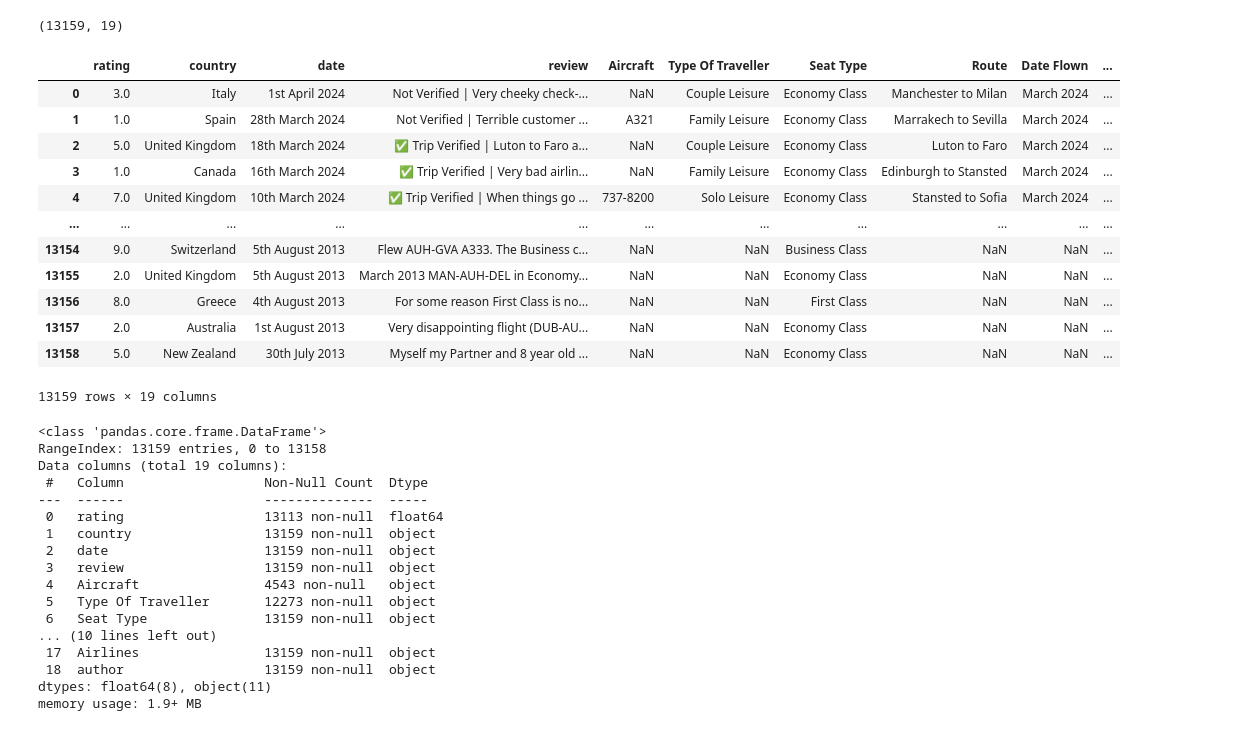
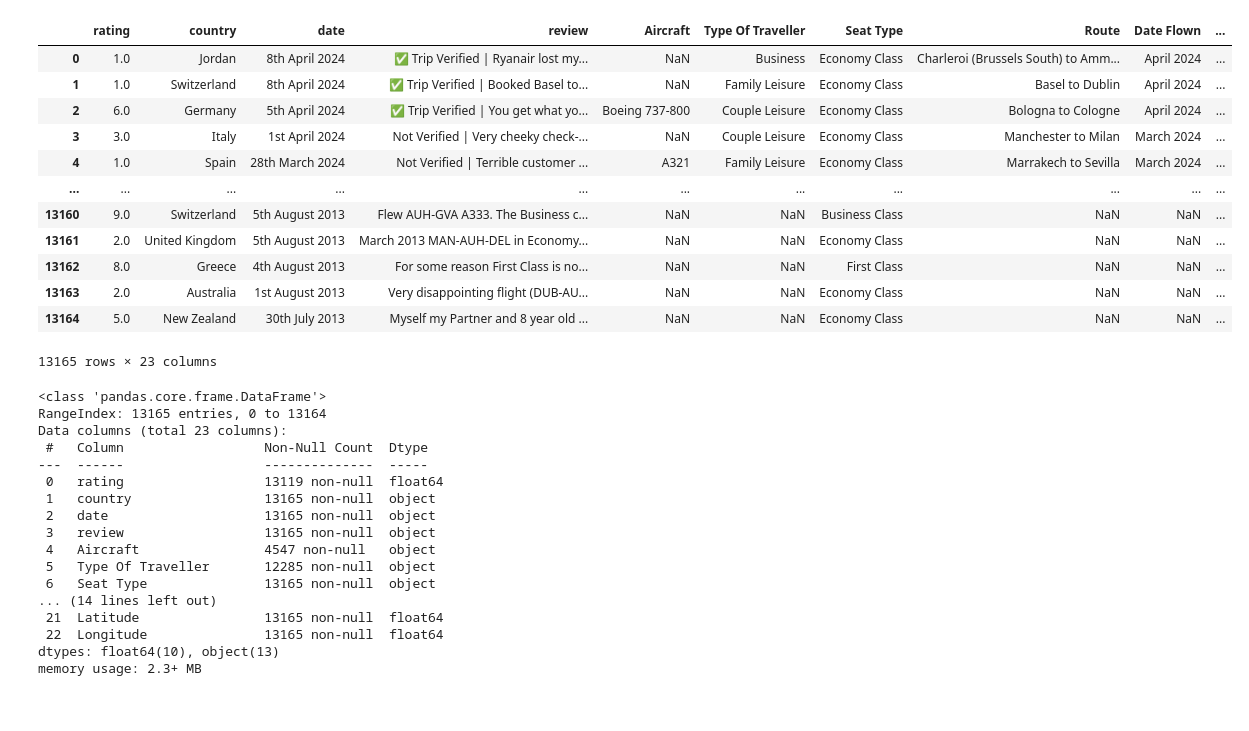
Before and after one commit to divya370/Airline-Sentiment-Analysis, a Jupyter notebook: Data_cleaning.ipynb, the cells around one changed output. Cells and saved outputs as stored; diff of their text form; code cells hidden in the pictures.

```diff
--- a/Data_cleaning.ipynb
+++ b/Data_cleaning.ipynb
@@ -15,39 +9,37 @@ Requirement already satisfied: six in /Users/manan/anaconda3/lib/python3.11/site
-# %%
-df = pd.read_csv('flights.csv')
-print(df.shape)
-df
-# %% [output]
-(13159, 19)
-|  | rating | country | date | review | Aircraft | Type Of Traveller | Seat Type | Route | Date Flown | ... |
-| 0 | 3.0 | Italy | 1st April 2024 | Not Verified | Very cheeky check-... | NaN | Couple Leisure | Economy Class | Manchester to Milan | March 2024 | ... |
-| 1 | 1.0 | Spain | 28th March 2024 | Not Verified | Terrible customer ... | A321 | Family Leisure | Economy Class | Marrakech to Sevilla | March 2024 | ... |
-| 2 | 5.0 | United Kingdom | 18th March 2024 | ✅ Trip Verified | Luton to Faro a... | NaN | Couple Leisure | Economy Class | Luton to Faro | March 2024 | ... |
-| 3 | 1.0 | Canada | 16th March 2024 | ✅ Trip Verified | Very bad airlin... | NaN | Family Leisure | Economy Class | Edinburgh to Stansted | March 2024 | ... |
-| 4 | 7.0 | United Kingdom | 10th March 2024 | ✅ Trip Verified | When things go ... | 737-8200 | Solo Leisure | Economy Class | Stansted to Sofia | March 2024 | ... |
-| ... | ... | ... | ... | ... | ... | ... | ... | ... | ... | ... |
-| 13154 | 9.0 | Switzerland | 5th August 2013 | Flew AUH-GVA A333. The Business c... | NaN | NaN | Business Class | NaN | NaN | ... |
-| 13155 | 2.0 | United Kingdom | 5th August 2013 | March 2013 MAN-AUH-DEL in Economy... | NaN | NaN | Economy Class | NaN | NaN | ... |
-| 13156 | 8.0 | Greece | 4th August 2013 | For some reason First Class is no... | NaN | NaN | First Class | NaN | NaN | ... |
-| 13157 | 2.0 | Australia | 1st August 2013 | Very disappointing flight (DUB-AU... | NaN | NaN | Economy Class | NaN | NaN | ... |
-| 13158 | 5.0 | New Zealand | 30th July 2013 | Myself my Partner and 8 year old ... | NaN | NaN | Economy Class | NaN | NaN | ... |
-13159 rows × 19 columns
+# %%
+df = pd.read_csv('enriched_data.csv')
+df
+# %% [output]
+|  | rating | country | date | review | Aircraft | Type Of Traveller | Seat Type | Route | Date Flown | ... |
+| 0 | 1.0 | Jordan | 8th April 2024 | ✅ Trip Verified | Ryanair lost my... | NaN | Business | Economy Class | Charleroi (Brussels South) to Amm... | April 2024 | ... |
+| 1 | 1.0 | Switzerland | 8th April 2024 | ✅ Trip Verified | Booked Basel to... | NaN | Family Leisure | Economy Class | Basel to Dublin | April 2024 | ... |
+| 2 | 6.0 | Germany | 5th April 2024 | ✅ Trip Verified | You get what yo... | Boeing 737-800 | Couple Leisure | Economy Class | Bologna to Cologne | April 2024 | ... |
+| 3 | 3.0 | Italy | 1st April 2024 | Not Verified | Very cheeky check-... | NaN | Couple Leisure | Economy Class | Manchester to Milan | March 2024 | ... |
+| 4 | 1.0 | Spain | 28th March 2024 | Not Verified | Terrible customer ... | A321 | Family Leisure | Economy Class | Marrakech to Sevilla | March 2024 | ... |
+| ... | ... | ... | ... | ... | ... | ... | ... | ... | ... | ... |
+| 13160 | 9.0 | Switzerland | 5th August 2013 | Flew AUH-GVA A333. The Business c... | NaN | NaN | Business Class | NaN | NaN | ... |
+| 13161 | 2.0 | United Kingdom | 5th August 2013 | March 2013 MAN-AUH-DEL in Economy... | NaN | NaN | Economy Class | NaN | NaN | ... |
+| 13162 | 8.0 | Greece | 4th August 2013 | For some reason First Class is no... | NaN | NaN | First Class | NaN | NaN | ... |
+| 13163 | 2.0 | Australia | 1st August 2013 | Very disappointing flight (DUB-AU... | NaN | NaN | Economy Class | NaN | NaN | ... |
+| 13164 | 5.0 | New Zealand | 30th July 2013 | Myself my Partner and 8 year old ... | NaN | NaN | Economy Class | NaN | NaN | ... |
+13165 rows × 23 columns
 # %%
 df.info()
 # %% [output]
 <class 'pandas.core.frame.DataFrame'>
-RangeIndex: 13159 entries, 0 to 13158
-Data columns (total 19 columns):
+RangeIndex: 13165 entries, 0 to 13164
+Data columns (total 23 columns):
  #   Column                  Non-Null Count  Dtype
 ---  ------                  --------------  -----
- 0   rating                  13113 non-null  float64
- 1   country                 13159 non-null  object
- 2   date                    13159 non-null  object
- 3   review                  13159 non-null  object
- 4   Aircraft                4543 non-null   object
- 5   Type Of Traveller       12273 non-null  object
- 6   Seat Type               13159 non-null  object
-... (10 lines left out)
- 17  Airlines                13159 non-null  object
- 18  author                  13159 non-null  object
-dtypes: float64(8), object(11)
-memory usage: 1.9+ MB
+ 0   rating                  13119 non-null  float64
+ 1   country                 13165 non-null  object
+ 2   date                    13165 non-null  object
+ 3   review                  13165 non-null  object
+ 4   Aircraft                4547 non-null   object
+ 5   Type Of Traveller       12285 non-null  object
+ 6   Seat Type               13165 non-null  object
+... (14 lines left out)
+ 21  Latitude                13165 non-null  float64
+ 22  Longitude               13165 non-null  float64
+dtypes: float64(10), object(13)
+memory usage: 2.3+ MB
```
Also changed, not shown: parts of 25 cells of this notebook.
